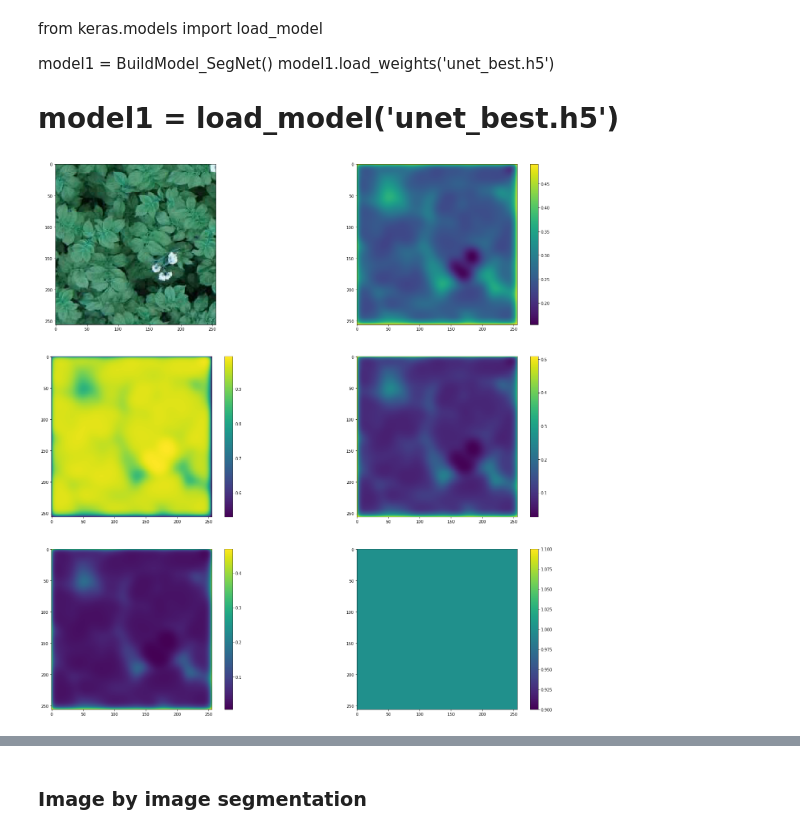
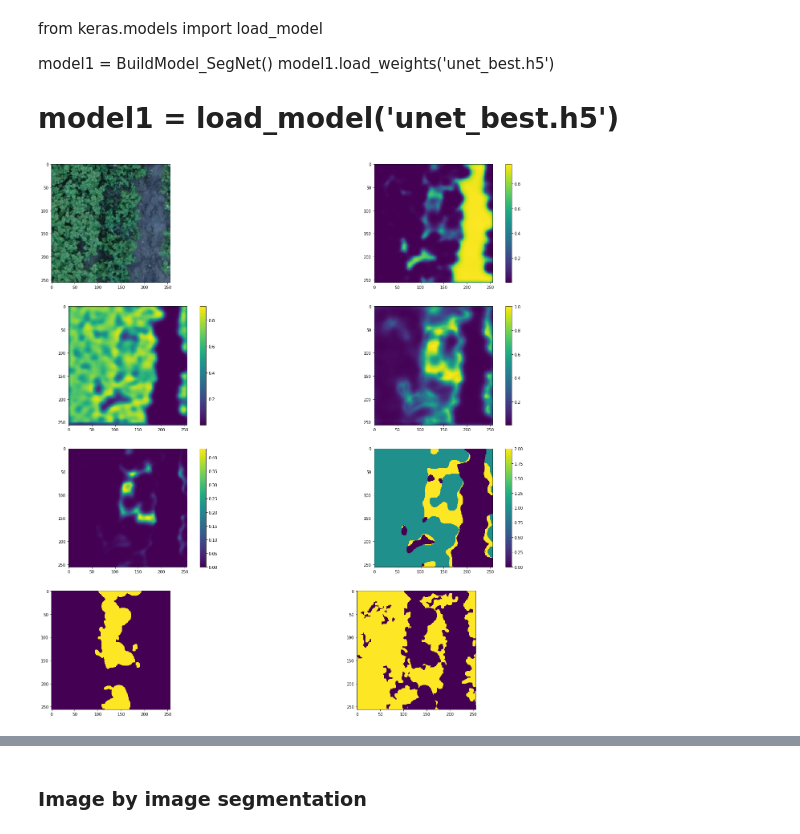
Before and after one commit to Ashgun/cv_fields_semantic-segmentation, a Jupyter notebook: train_unet.ipynb, the cells around one changed output, grey strips where cells are left out. Cells and saved outputs as stored; diff of their text form; code cells hidden in the pictures.

```diff
--- a/train_unet.ipynb
+++ b/train_unet.ipynb
@@ -282,13 +284,15 @@ model1.load_weights('unet_best.h5')
 # model1 = load_model('unet_best.h5')
 # %%
 from keras.models import load_model
-model1 = load_model('segnet_best.h5')
-# model1 = load_model('unet_best.h5')
+# model1 = load_model('segnet_best.h5')
+model1 = load_model('unet_best.h5')
 # %%
 for x, y in keras_generator(data.valid.image_paths, data.valid.masks_paths, 16):
     break
 # %%
 pred = model1.predict(x)
+# %%
+pred[:,:,:,2] *= 2
 # %%
 def getClassesMap(pred):
     res = np.zeros((pred.shape[0], pred.shape[1]), np.uint8)
@@ -299,26 +303,28 @@ def getClassesMap(pred):
     res.shape
     return res
 # %%
-sample_index = 10
-fig, axes = plt.subplots(nrows=3, ncols=2, figsize=(25, 25))
+sample_index = 2
+fig, axes = plt.subplots(nrows=4, ncols=2, figsize=(25, 25))
 axes[0][0].imshow(x[sample_index])
 im_0_1 = axes[0][1].imshow(pred[sample_index, ..., 0])
 im_1_0 = axes[1][0].imshow(pred[sample_index, ..., 1])
 im_1_1 = axes[1][1].imshow(pred[sample_index, ..., 2])
 im_2_0 = axes[2][0].imshow(pred[sample_index, ..., 3])
 # im_2_1 = axes[2][1].imshow(keras.backend.eval(tf.keras.backend.argmax(pred[sample_index], 2)).astype(np.float32))
 im_2_1 = axes[2][1].imshow(getClassesMap(pred[sample_index]))
 # im_2_1 = axes[2][1].imshow(pred[sample_index, 20:40, 0:5, 0])
+im_3_0 = axes[3][0].imshow(y[sample_index, ..., 2])
+im_3_1 = axes[3][1].imshow(y[sample_index, ..., 1])
 
 plt.colorbar(im_0_1, ax=axes[0,1])
 plt.colorbar(im_1_0, ax=axes[1,0])
 plt.colorbar(im_1_1, ax=axes[1,1])
 plt.colorbar(im_2_0, ax=axes[2,0])
 plt.colorbar(im_2_1, ax=axes[2,1])
 
 plt.show()
 # %% [output]
-[figure, old version]
+[figure, new version]
 # %%
 def CountErrors(y, pred):
     ok_cnt = 0
```
Also changed, not shown: parts of 19 cells of this notebook.
